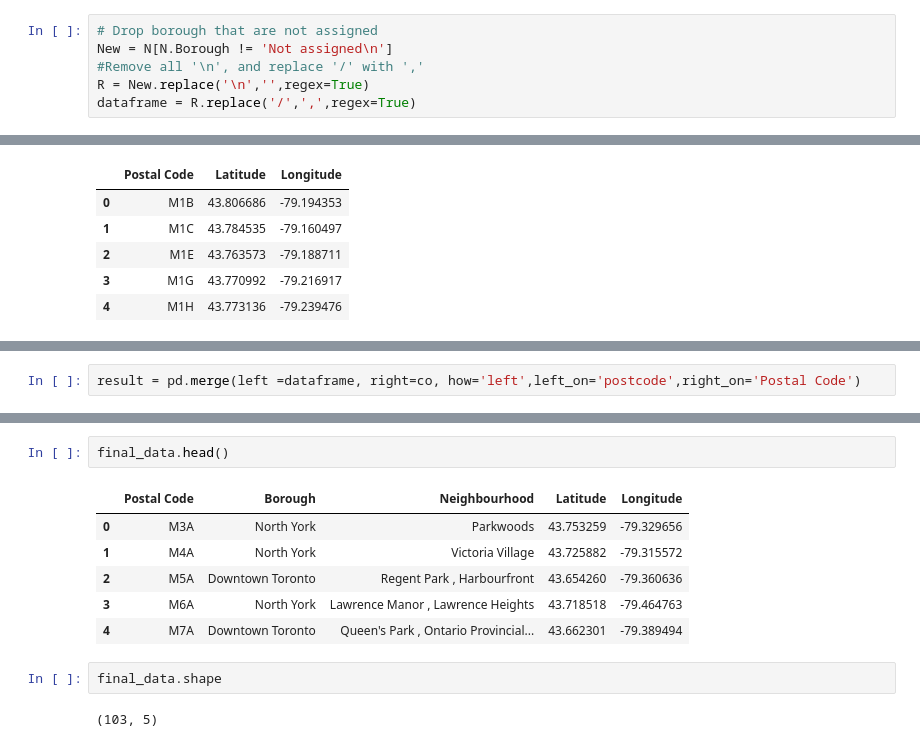
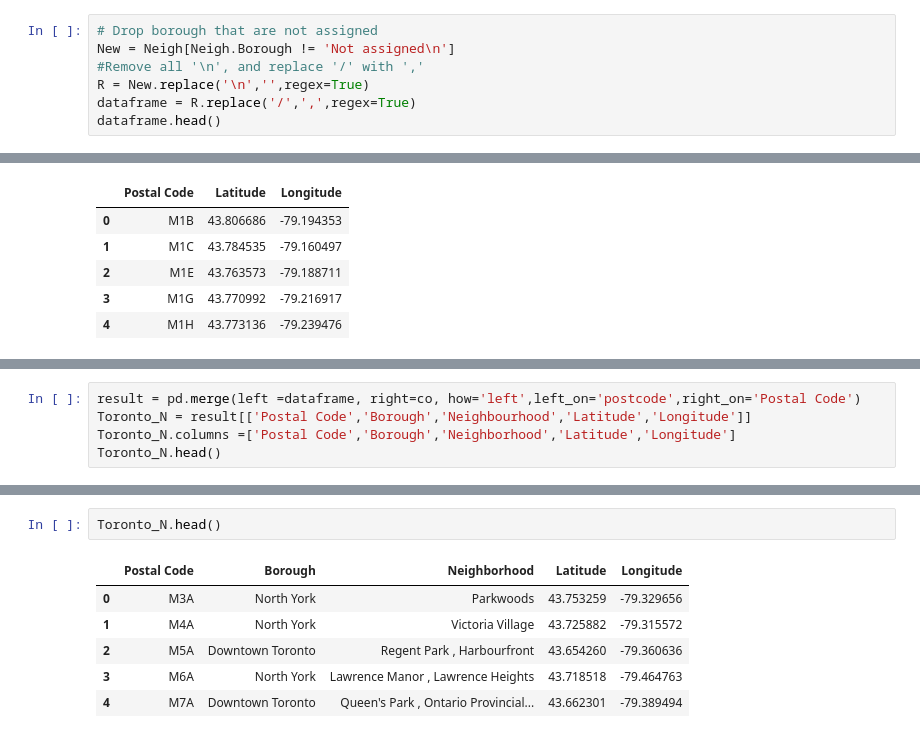
Before and after one commit to ChuminFeng/Capstone-project-for-IBM-professional-certificate, a Jupyter notebook: Neighbourhood Clustering.ipynb, the cells around one changed output, grey strips where cells are left out. Cells and saved outputs as stored; diff of their text form.

```diff
--- a/Neighbourhood Clustering.ipynb
+++ b/Neighbourhood Clustering.ipynb
@@ -73,6 +56,7 @@ N = Neighbourhood.reset_index(drop=True)
 # %%
 # Drop borough that are not assigned
-New = N[N.Borough != 'Not assigned\n']
+New = Neigh[Neigh.Borough != 'Not assigned\n']
 #Remove all '\n', and replace '/' with ','
 R = New.replace('\n','',regex=True)
 dataframe = R.replace('/',',',regex=True)
+dataframe.head()
@@ -104,2 +88,5 @@ co.head()
 # %%
 result = pd.merge(left =dataframe, right=co, how='left',left_on='postcode',right_on='Postal Code')
+Toronto_N = result[['Postal Code','Borough','Neighbourhood','Latitude','Longitude']]
+Toronto_N.columns =['Postal Code','Borough','Neighborhood','Latitude','Longitude']
+Toronto_N.head()
@@ -108,13 +483,9 @@ final_data = result[['Postal Code','Borough','Neighbourhood','Latitude','Longitu
 # %%
-final_data.head()
+Toronto_N.head()
 # %% [output]
-|  | Postal Code | Borough | Neighbourhood | Latitude | Longitude |
+|  | Postal Code | Borough | Neighborhood | Latitude | Longitude |
 | 0 | M3A | North York | Parkwoods | 43.753259 | -79.329656 |
 | 1 | M4A | North York | Victoria Village | 43.725882 | -79.315572 |
 | 2 | M5A | Downtown Toronto | Regent Park , Harbourfront | 43.654260 | -79.360636 |
 | 3 | M6A | North York | Lawrence Manor , Lawrence Heights | 43.718518 | -79.464763 |
 | 4 | M7A | Downtown Toronto | Queen's Park , Ontario Provincial... | 43.662301 | -79.389494 |
-# %%
-final_data.shape
-# %% [output]
-(103, 5)
```
Also changed, not shown: parts of 58 cells of this notebook.
